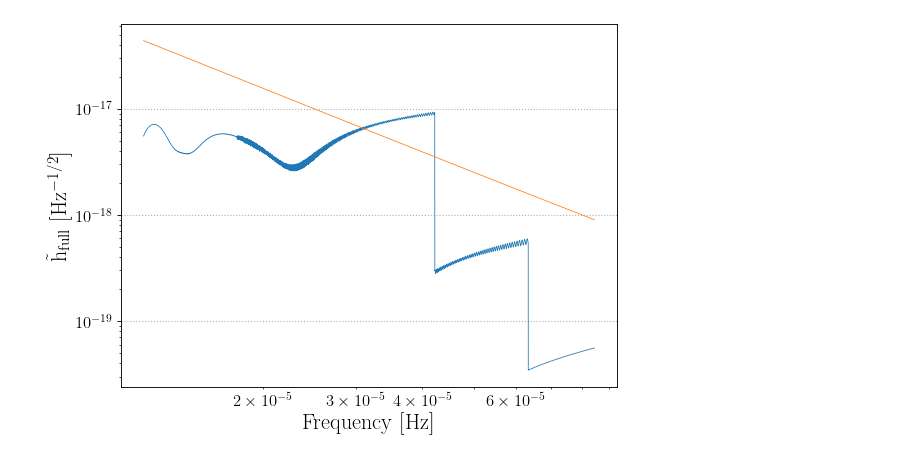
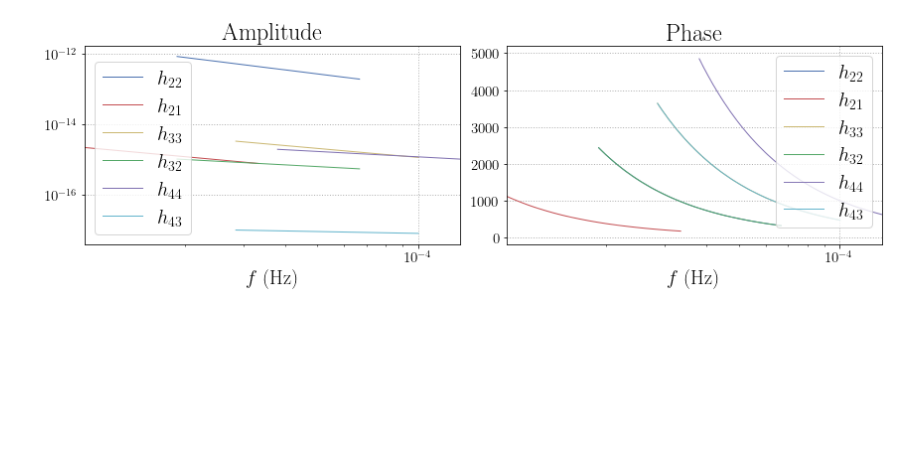
Before and after one commit to PAduverne/SYNEX, a Jupyter notebook: test_functions/Installation_tests.ipynb, the cells around one changed output. Drawn from its saved outputs; the diff is of its cells as text; code cells hidden in the pictures; blank space fills up the shorter version.

```diff
--- a/test_functions/Installation_tests.ipynb
+++ b/test_functions/Installation_tests.ipynb
@@ -140,13 +142,14 @@ LISA = SYDs.LISA(**LISA_base_kwargs)
 #}
 
 Merger_kwargs = {
-        "q": 1.1, "M": 8e7, "chi1": 0.9, "z": 3.11, # "dist":13600., #
+        "q": 1.1, "M": 8e6, "chi1": 0.9, "z": 3.11, # "dist":13600., #
         "chi2": 0.95, "beta" : -1.*np.pi/8., "lambda" : np.pi/3.,
         "inc": np.pi/10., "psi": 0.4, "phi":0., "approximant" : 'IMRPhenomHM',
         "Lframe":True, "DeltatL_cut":-2*7*24*60*60,
         "verbose":False,
         "ExistentialFileName":SYNEX_PATH+"/Saved_Source_Dicts/Test_system.dat",
-        "JsonFile":"Test_system_HighMass"
+        "JsonFile":"Test_system_HighMass",
+        "MUTATED":False
 }
 
 # Create source
@@ -168,8 +171,8 @@ inference_params = {
 RunTimekwargs = {
     "print_info": True,
     "n_walkers":  32, # 96,
-    "n_iter": 8000, # 15000, #
-    "burn_in": 4000, # 5000, #
+    "n_iter": 2000, # 8000, # 15000, #
+    "burn_in": 1000, # 4000, # 5000, #
     "autocor_method": "autocor_new",
     "thin_samples": True, # False,
     "multimodal": True,
@@ -191,60 +196,56 @@ Json file created for source at: ../SYNEX/inference_param_files/Test_system_High
 # %%
 ### Basic tests of source
 
+# Plot params
+%matplotlib inline
+plt.rcParams['axes.titlesize'] = 24
+plt.rcParams['axes.labelsize'] = 20
+plt.rcParams['legend.fontsize'] = 20
+plt.rcParams['xtick.labelsize'] = 15
+plt.rcParams['ytick.labelsize'] = 15
+plt.figure(figsize=(8, 6), dpi=80)
+
+
 # SNR
-SNR, freqs, h_full, Snvals = SYU.ComputeSNR(Merger, LISA, freqs=None, Lframe=False, ReturnAllVariable=True)
+SNR = SYU.ComputeSNR(Merger, LISA, freqs=None, Lframe=False, ReturnAllVariable=False)
 print("Merger detected by LISA with SNR:",SNR)
 
 # convert to params dictionaries -- inverse function is SYU.ParamsToClasses(input_params,CollectionMethod="Inference",**kwargs)
 [param_dict, waveform_params, _ ] = SYU.ClassesToParams(Merger,LISA,"Inference")
 
-# Get the detection data
-tdifreqseries_base = SYU.GetSMBHGWDetection_FreqSeries(Merger, LISA)
 
-# Output stuff into useful forms - 22 mode`
-modes = tdifreqseries_base['modes']
 
-# Compute noise
+
+
+# Get signal
+wftdi = lisa.GenerateLISATDI_SMBH(param_dict, **waveform_params)
+
+# Amplitude and phase of the hlm in the waveform
+labels = [r'$h_{22}$', r'$h_{21}$', r'$h_{33}$', r'$h_{32}$', r'$h_{44}$', r'$h_{43}$']
+fig, axs = plt.subplots(1,2, figsize=[12,4])
+plotutils.lloglogplot(axs[0], *[[wftdi[lm]['freq'], wftdi[lm]['amp']] for lm in wftdi['modes'] if len(wftdi[lm]['freq'])>0], labels=[lab for lab,lm in zip(labels,wftdi['modes']) if len(wftdi[lm]['freq'])>0])
+plotutils.lloglinearplot(axs[1], *[[wftdi[lm]['freq'], wftdi[lm]['phase']] for lm in wftdi['modes'] if len(wftdi[lm]['freq'])>0], labels=[lab for lab,lm in zip(labels,wftdi['modes']) if len(wftdi[lm]['freq'])>0])
+for i in range(2): axs[i].set_xlabel(r'$f \; (\mathrm{Hz})$')
+axs[0].legend(loc='lower left')
+axs[1].legend(loc='upper right')
+axs[0].set_title(r'Amplitude')
+axs[1].set_title(r'Phase')
+fig.tight_layout()
+
+
+# Create LISA noise
 SYU.ComputeDetectorNoise(Merger, LISA)
+Snvals = LISA.Snvals
+Snvals_tot = 0.
+for chan in Snvals.keys(): Snvals_tot += Snvals[chan]
 
-# Extract the noise for plotting
-Snvals = LISA.Snvals
-
-# Create the container for the full waveform
-freqs = ['linear', None]
-freqs = SYU.GenerateFreqs(freqs, param_dict, **waveform_params)
-h_full = {}
-for chan in Snvals.keys(): # channels:
-    h_full[chan] = np.zeros_like(freqs, dtype=complex)
-    for lm in modes:
-        h_full[chan] += tdifreqseries_base[lm][chan]
-
-# Add higher harmonics to get the full waveform
-h_full_tot = 0.
-Snvals_tot = 0.
-for chan in Snvals.keys():
-    h_full_tot += h_full[chan]
-    Snvals_tot += Snvals[chan]
-
-# # Find the amp
-# h_full_tot_amp = np.sqrt(h_full_tot*np.conj(h_full_tot))*np.sqrt(freqs)
-h_full_tot_amp = abs(h_full_tot)*np.sqrt(freqs)
-
-# Plot waveform
-%matplotlib inline
-plt.rcParams['axes.labelsize'] = 20
-plt.rcParams['legend.fontsize'] = 20
-plt.rcParams['xtick.labelsize'] = 15
-plt.rcParams['ytick.labelsize'] = 15
-plt.figure(figsize=(8, 6), dpi=80)
-plt.loglog(freqs, h_full_tot_amp)
 
 # Plot noise
-plt.loglog(freqs, np.sqrt(Snvals_tot))
+plt.loglog(Snvals["freqs"], np.abs(Snvals_tot))
 
 # labels
-plt.xlabel(r"Frequency [Hz]")
-plt.ylabel(r"$\tilde{\mathrm{h}}_{\mathrm{full}}$ [Hz$^{-1/2}$]")
+plt.xlabel(r"f [Hz]")
+plt.ylabel(r"$\tilde{\mathrm{S}}_{\mathrm{n}}$ [Hz$^{-1/2}$]")
 
 # Show and grid
 # plt.grid()
@@ -254 +256 @@ Merger detected by LISA with SNR: 3.060971924650857
-[figure, old version]
+[figure, new version]
```
Also changed, not shown: parts of 14 cells of this notebook, 2 other files.
